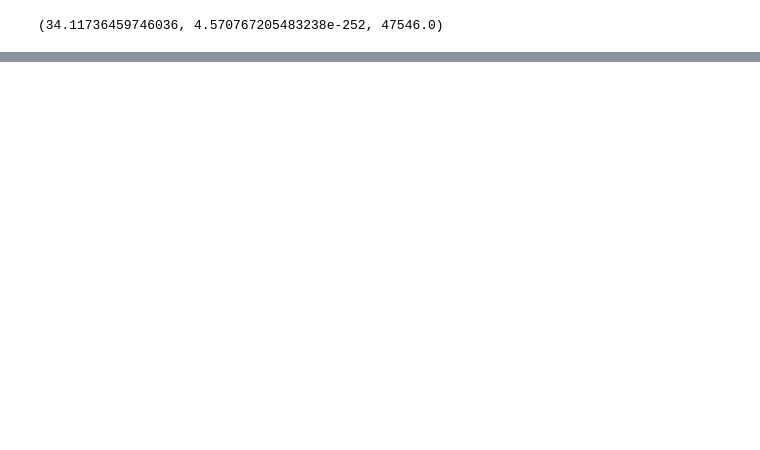
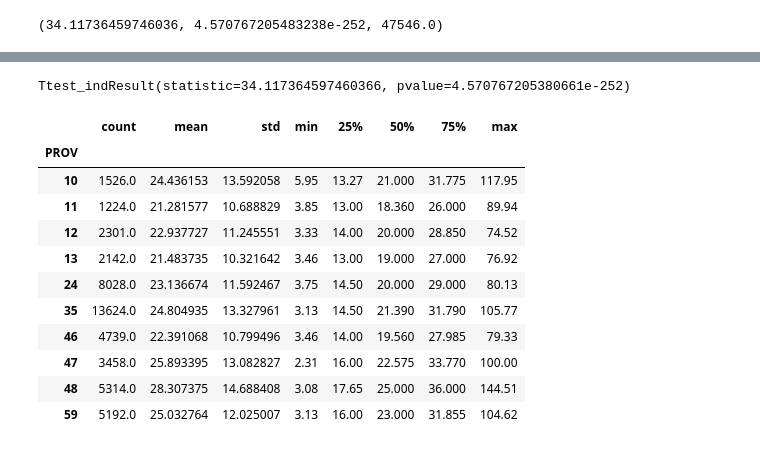
Before and after one commit to doublebigmak/econ_490, a Jupyter notebook: Hands-On #2.ipynb, the cells around one changed output, grey strips where cells are left out. Drawn from its saved outputs; the diff is of its cells as text; code cells hidden in the pictures; blank space fills up the shorter version.

```diff
--- a/Hands-On #2.ipynb
+++ b/Hands-On #2.ipynb
@@ -222,0 +221,19 @@ sm.stats.ttest_ind(male_employ_wage.dropna(),female_employ_wage.dropna())
+# %%
+stats.ttest_ind(male_employ_wage,female_employ_wage,nan_policy='omit')
+# %% [output]
+Ttest_indResult(statistic=34.117364597460366, pvalue=4.570767205380661e-252)
+# %%
+lfs_jan.groupby(by='PROV')['HRLYEARN'].describe()
+# %% [output]
+|  | count | mean | std | min | 25% | 50% | 75% | max |
+| PROV |  |  |  |  |  |  |  |  |
+| 10 | 1526.0 | 24.436153 | 13.592058 | 5.95 | 13.27 | 21.000 | 31.775 | 117.95 |
+| 11 | 1224.0 | 21.281577 | 10.688829 | 3.85 | 13.00 | 18.360 | 26.000 | 89.94 |
+| 12 | 2301.0 | 22.937727 | 11.245551 | 3.33 | 14.00 | 20.000 | 28.850 | 74.52 |
+| 13 | 2142.0 | 21.483735 | 10.321642 | 3.46 | 13.00 | 19.000 | 27.000 | 76.92 |
+| 24 | 8028.0 | 23.136674 | 11.592467 | 3.75 | 14.50 | 20.000 | 29.000 | 80.13 |
+| 35 | 13624.0 | 24.804935 | 13.327961 | 3.13 | 14.50 | 21.390 | 31.790 | 105.77 |
+| 46 | 4739.0 | 22.391068 | 10.799496 | 3.46 | 14.00 | 19.560 | 27.985 | 79.33 |
+| 47 | 3458.0 | 25.893395 | 13.082827 | 2.31 | 16.00 | 22.575 | 33.770 | 100.00 |
+| 48 | 5314.0 | 28.307375 | 14.688408 | 3.08 | 17.65 | 25.000 | 36.000 | 144.51 |
+| 59 | 5192.0 | 25.032764 | 12.025007 | 3.13 | 16.00 | 23.000 | 31.855 | 104.62 |
```
Also changed, not shown: parts of 9 cells of this notebook.
